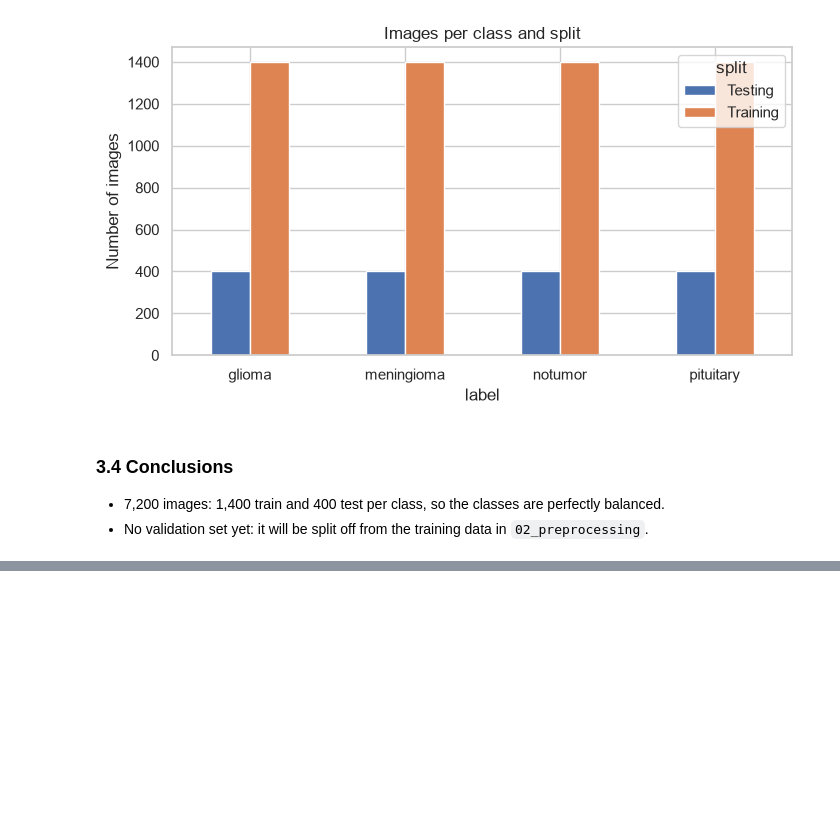
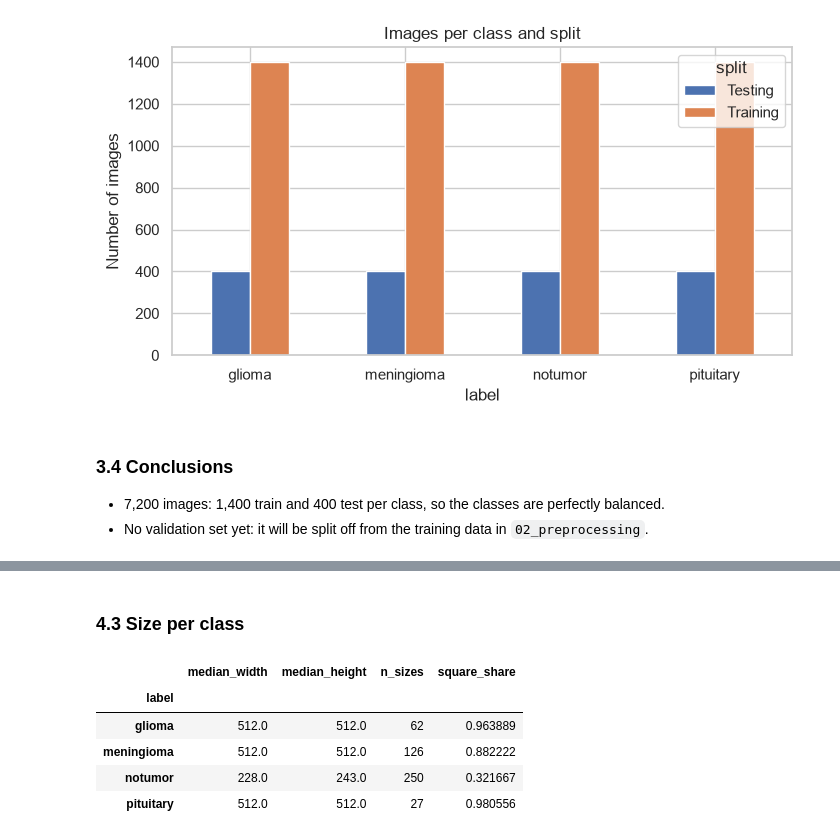
Before and after one commit to brieq/brain-tumor-mri-classification, a Jupyter notebook: notebooks/01_eda.ipynb, the cells around one changed output, grey strips where cells are left out. Cells and saved outputs as stored; diff of their text form; code cells hidden in the pictures; blank space fills up the shorter version.

```diff
--- a/notebooks/01_eda.ipynb
+++ b/notebooks/01_eda.ipynb
@@ -68,0 +99,18 @@ plt.show()
+# %% [markdown]
+### 4.3 Size per class
+# %%
+df["square"] = df["width"] == df["height"]
+
+df.groupby("label").agg(
+    median_width=("width", "median"),
+    median_height=("height", "median"),
+    n_sizes=("size", "nunique"),
+    square_share=("square", "mean"),
+)
+# %% [output]
+|  | median_width | median_height | n_sizes | square_share |
+| label |  |  |  |  |
+| glioma | 512.0 | 512.0 | 62 | 0.963889 |
+| meningioma | 512.0 | 512.0 | 126 | 0.882222 |
+| notumor | 228.0 | 243.0 | 250 | 0.321667 |
+| pituitary | 512.0 | 512.0 | 27 | 0.980556 |
```
Also changed, not shown: parts of 6 cells of this notebook.
